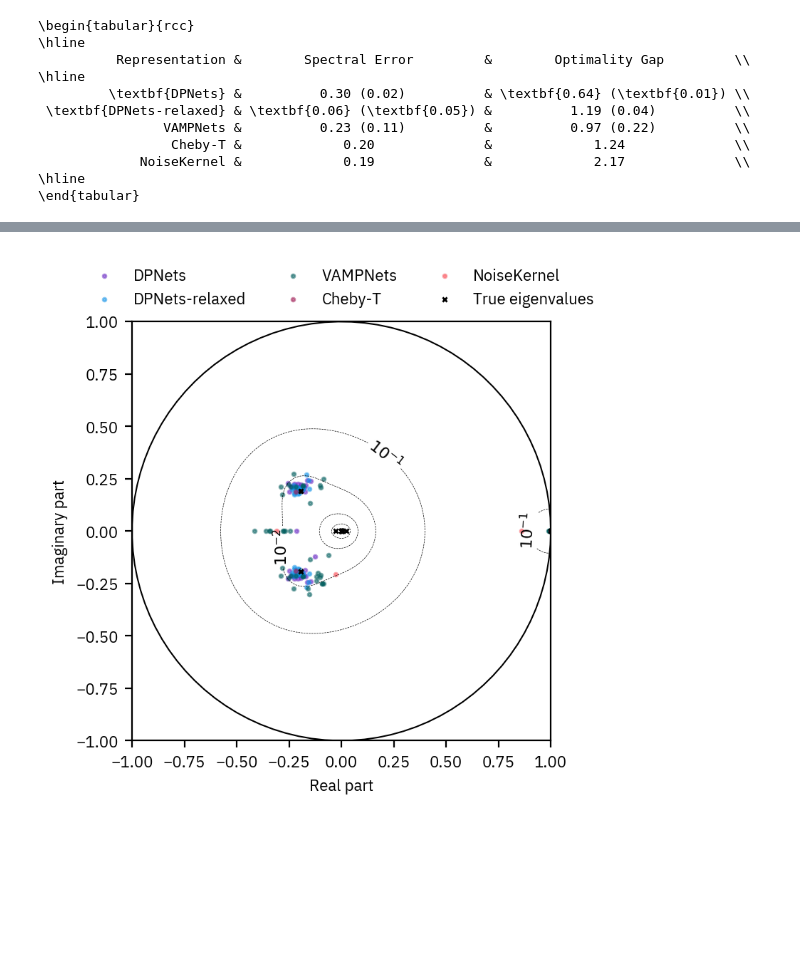
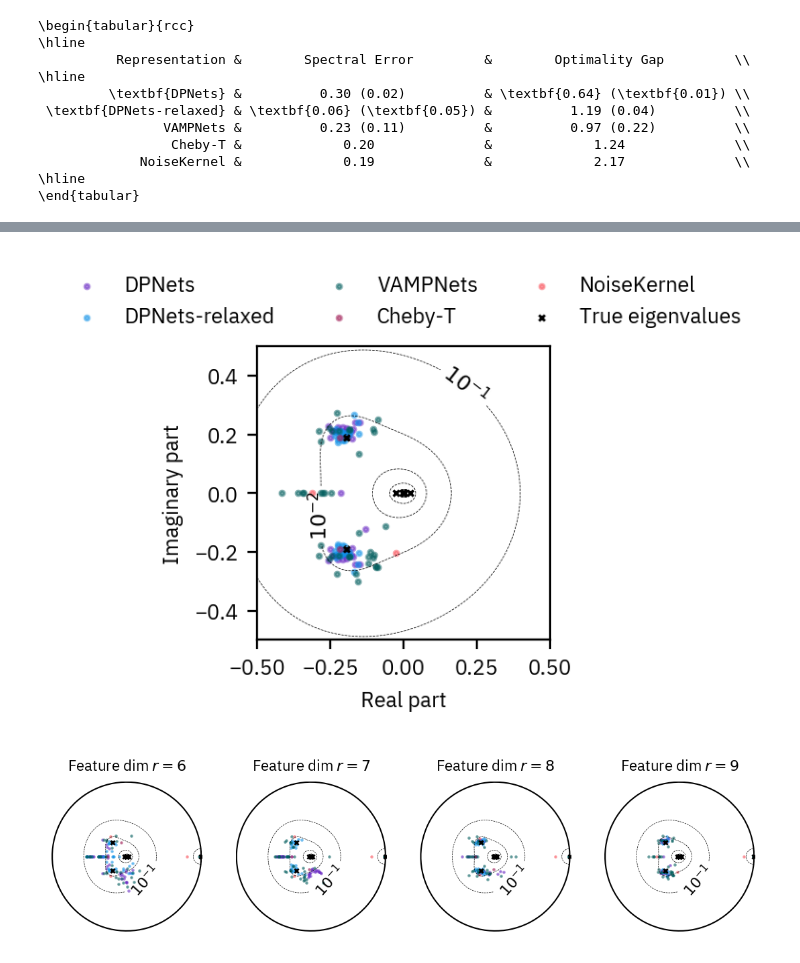
Before and after one commit to pietronvll/DPNets, a Jupyter notebook: logistic_map/analysis.ipynb, the cells around one changed output, grey strips where cells are left out. Drawn from its saved outputs; the diff is of its cells as text; code cells hidden in the pictures; blank space fills up the shorter version.

```diff
--- a/logistic_map/analysis.ipynb
+++ b/logistic_map/analysis.ipynb
@@ -208,8 +208,9 @@ psspectra = NonnormalMeshgrid(K, real_n = 200, imag_n = 200)
 def fmt_fn(level):
     level_exp = str(int(np.round(np.log10(level), 0)))
     return f"$10^{{{level_exp}}}$"
+
 def plot_eigs(reports, feature_dim, level_exps, lim = 1):
-    fig, ax = plt.subplots(figsize=(4, 4))
+    fig, ax = plt.subplots(figsize=(2, 2))
     #Plot unit circle
     ax.set_xlim(-lim, lim)
     ax.set_ylim(-lim, lim)
@@ -232,11 +233,48 @@ def plot_eigs(reports, feature_dim, level_exps, lim = 1):
     return fig, ax
 # %%
 feature_dim = 9
-fig, ax = plot_eigs(reports, feature_dim, level_exps = [-5, -4, -3, -2, -1], lim = 1)
+fig, ax = plot_eigs(reports, feature_dim, level_exps = [-5, -4, -3, -2, -1], lim = 0.5)
 fig.tight_layout()
 #fig.savefig(f"figures/eigs_{feature_dim}_features.png")
 # %% [output]
-[figure, old version]
+[figure, new version]
+# %%
+fig, axes = plt.subplots(1, 4, figsize = figsize(width_to_height=4), layout="constrained")
+
+def plot_psspectra(ax, level_exps = [-5, -4, -3, -2, -1], lim = 1):
+    #Plot unit circle
+    ax.set_xlim(-lim, lim)
+    ax.set_ylim(-lim, lim)
+    theta = np.linspace(0, 2*np.pi, 100)
+    ax.plot(np.cos(theta), np.sin(theta), color='k', lw=0.75)
+    levels = [10**i for i in level_exps]
+    contours = ax.contour(psspectra.Real, psspectra.Imag, psspectra.Vals, levels=levels, colors='k', linestyles='dashed', linewidths=0.25)
+    ax.clabel(contours, inline=1, fmt= fmt_fn, fontsize=8)
+    ax.scatter(logistic.eig().real, logistic.eig().imag, s = 5, marker='x', color='k', label = 'True eigenvalues')
+    ax.set_xticks([])
+    ax.set_yticks([])
+    #ax.legend(frameon=False, loc='lower center', bbox_to_anchor=(0, 1, 1, 0), ncol=3, fontsize=8)
+    ax.set_aspect('equal')
+    return ax
+
+feature_dims = [6, 7, 8, 9]
+for ax_idx, ax in enumerate(axes):
+
+    feature_dim = feature_dims[ax_idx]
+    for model_name in model_order:
+        report = reports[model_name]
+        ftoid = np.where(report['feature_dim'] == feature_dim)[0][0]
+        eigs = report['estimator-eigenvalues'][ftoid]
+        #print(f"{model_name} eigenvalues: {eigs}")
+        ax.scatter(eigs.real, eigs.imag, s = 0.5, label = model_name, alpha=0.5)
+    ax = plot_psspectra(ax, lim = 1 + 1e-2)
+    ax.axis('off')
+    ax.set_title(f"Feature dim $r = {feature_dim}$", fontsize=8)
+fig.savefig('figures/logistic_eigs.pdf', bbox_inches='tight', dpi=300)
+#handles, labels = axes[1].get_legend_handles_labels()
+#fig.legend(handles, labels, frameon=False, loc='lower center', bbox_to_anchor=(0, 1, 1, 0), ncol=6, fontsize=7)
+# %% [output]
+[figure, added]
 # %%
 from matplotlib.animation import FuncAnimation
 lim = 1
```
Also changed, not shown: parts of 2 cells of this notebook, 13 other files.
